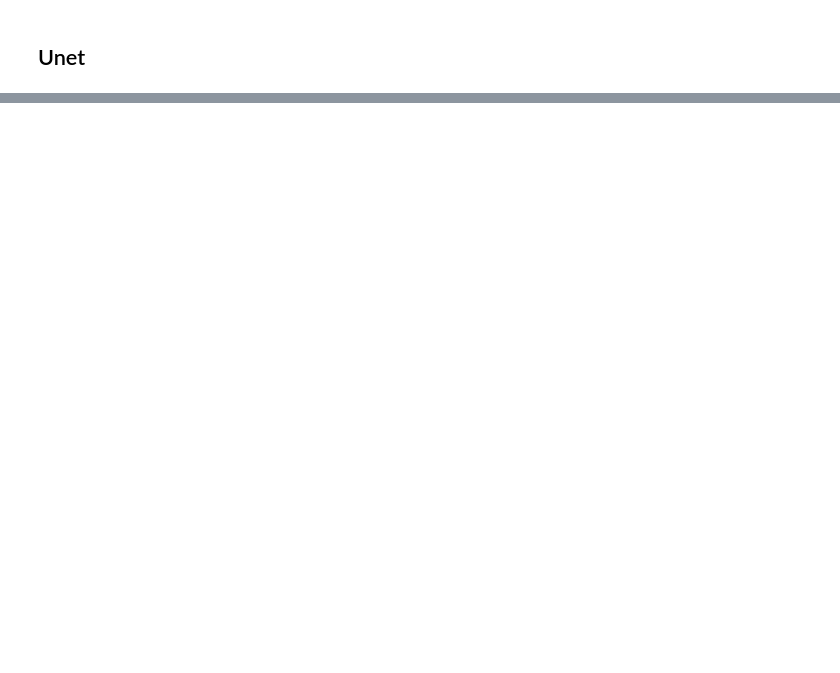
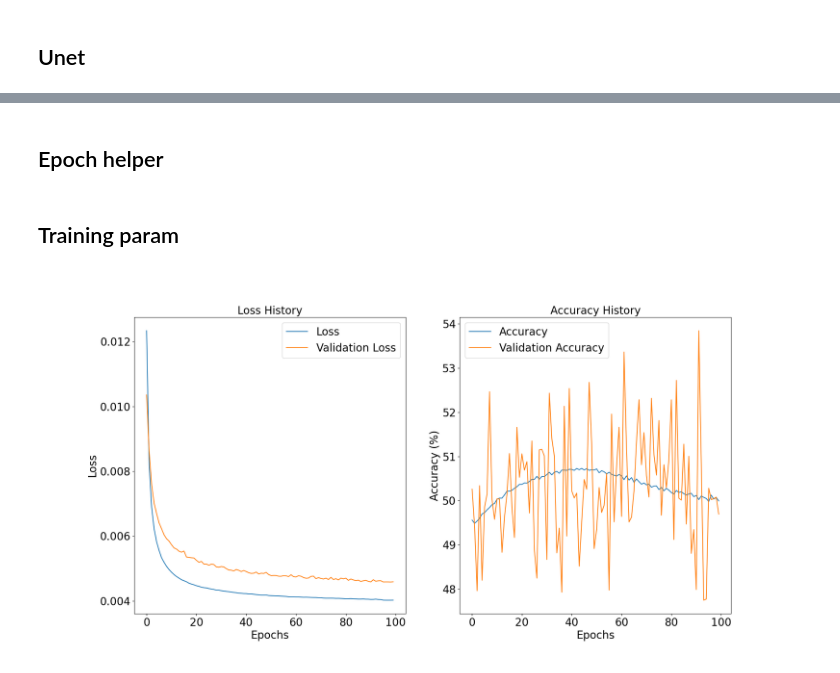
Before and after one commit to HumbertDominique/PSF-R-ML, a Jupyter notebook: unet_26.ipynb, the cells around one changed output, grey strips where cells are left out. Saved outputs shown, nothing was run; the diff lists cells and outputs as text; code cells hidden in the pictures; blank space fills up the shorter version.

```diff
--- a/unet_26.ipynb
+++ b/unet_26.ipynb
@@ -134,0 +190,6 @@ device = torch.device("cuda:0" if GPU and torch.cuda.is_available() else "cpu")
+# %%
+optimizer = SGD(model.parameters(), lr=0.001, momentum=0.9)
+scheduler = ReduceLROnPlateau(optimizer, mode="min", factor=0.05, patience=3, cooldown=2, min_lr=1e-6)
+criterion = unet.mse_loss
+# %% [markdown]
+## Epoch helper
@@ -134,0 +242,17 @@ device = torch.device("cuda:0" if GPU and torch.cuda.is_available() else "cpu")
+# %% [markdown]
+## Training param
+# %%
+num_epochs = 100
+early_stopping_patience = 15
+best_val_loss = np.inf
+epochs_no_improve = 0
+best_model_wts = copy.deepcopy(model.state_dict())
+
+history = {
+    "loss": [],
+    "val_loss": [],
+    "binary_accuracy": [],
+    "val_binary_accuracy": [],
+    "auc": [],
+    "val_auc": []
+}
@@ -134,0 +307,34 @@ device = torch.device("cuda:0" if GPU and torch.cuda.is_available() else "cpu")
+# %%
+# Load the best model weights
+model.load_state_dict(best_model_wts)
+torch.save(model.state_dict(), outputDir + "/model.weights.pth")
+
+
+# Plot loss and accuracy history
+fig, (ax1, ax2) = plt.subplots(1, 2, figsize=(20, 10))
+
+ax1.plot(history["loss"], "-", label="Loss")
+ax1.plot(history["val_loss"], "-", label="Validation Loss")
+ax1.set_xlabel("Epochs")
+ax1.set_ylabel("Loss")
+ax1.set_title("Loss History")
+ax1.legend()
+
+ax2.plot(100 * np.array(history["binary_accuracy"]), "-", label="Accuracy")
+ax2.plot(100 * np.array(history["val_binary_accuracy"]), "-", label="Validation Accuracy")
+ax2.set_xlabel("Epochs")
+ax2.set_ylabel("Accuracy (%)")
+ax2.set_title("Accuracy History")
+ax2.legend()
+
+plt.rc("font", size=SMALL_SIZE)
+plt.rc("axes", titlesize=SMALL_SIZE)
+plt.rc("axes", labelsize=MEDIUM_SIZE)
+plt.rc("xtick", labelsize=SMALL_SIZE)
+plt.rc("ytick", labelsize=SMALL_SIZE)
+plt.rc("legend", fontsize=SMALL_SIZE)
+plt.rc("figure", titlesize=BIGGER_SIZE)
+
+plt.savefig(outputDir + "/loss.png")
+# %% [output]
+[figure, added]
```
Also changed, not shown: parts of 14 cells of this notebook, 4 other files.
